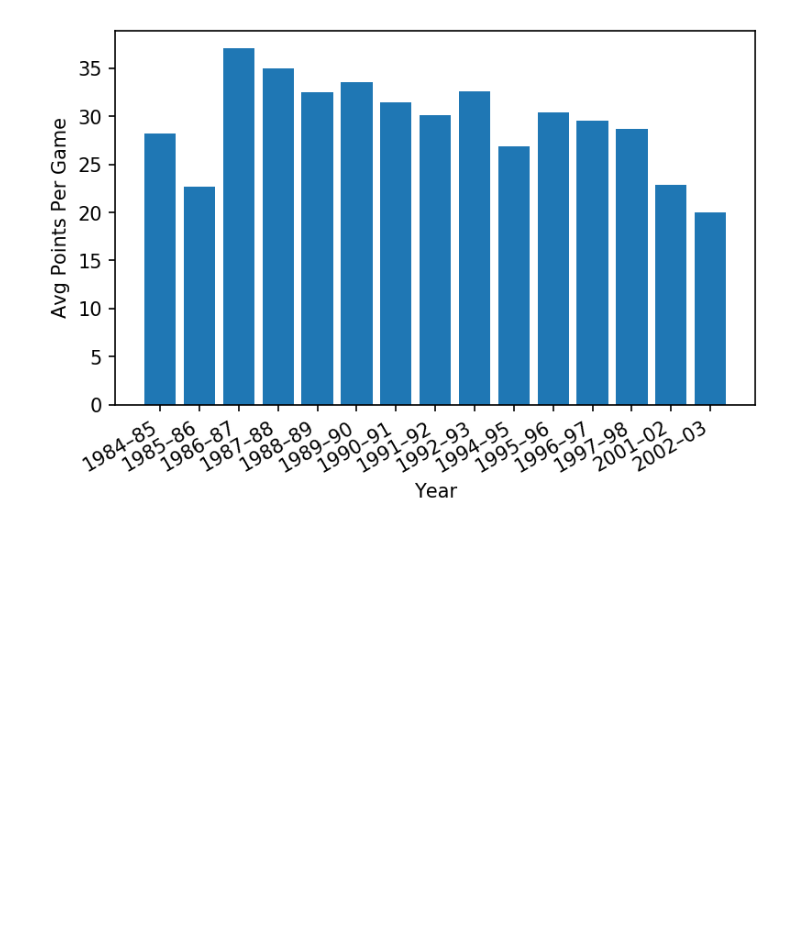
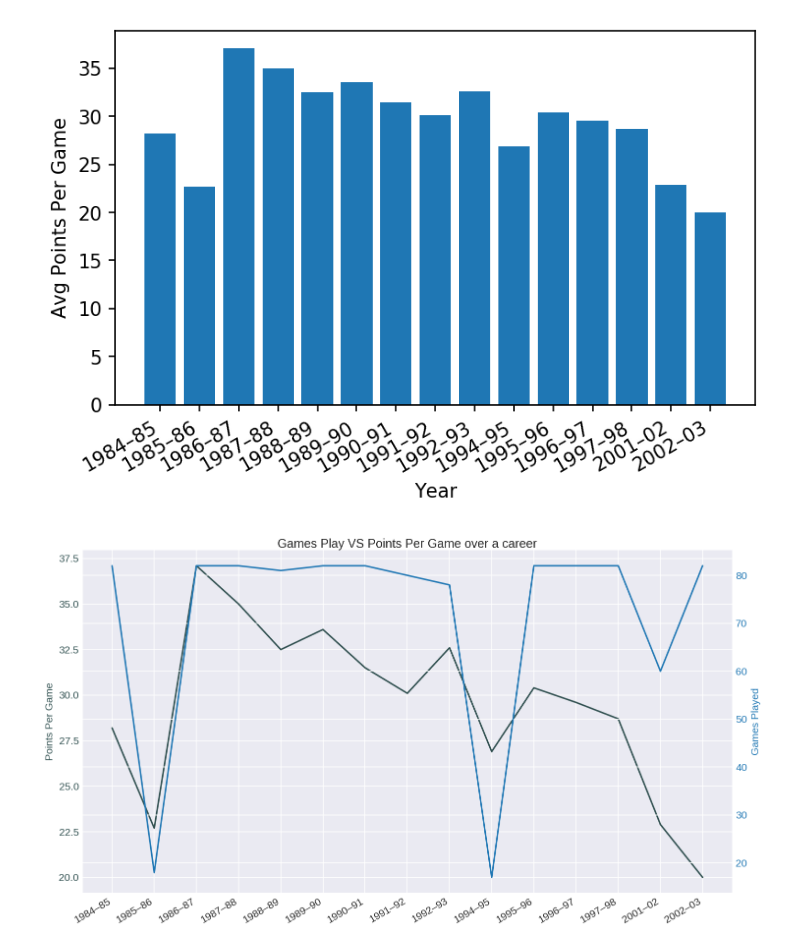
Before and after one commit to ctd1077/Wiki-NBA-Stat-Scraper, a Jupyter notebook: Wiki NBA Stat Scraper.ipynb, the cells around one changed output. Saved outputs shown, nothing was run; the diff lists cells and outputs as text; code cells hidden in the pictures; blank space fills up the shorter version.

Commit message:
testing and update new plot styles

```diff
--- a/Wiki NBA Stat Scraper.ipynb
+++ b/Wiki NBA Stat Scraper.ipynb
@@ -146,10 +153,10 @@ for x in result:
         sRPG.append(x[1])
     elif x[0] == 'APG':
         sAPG.append(x[1])
-    elif x[0] == 'SPG':
+    elif x[0] == 'SPG' or x[0] == 'STL':
         stp = (x[1].rstrip('*'))
         sSPG.append(stp)
-    elif x[0] == 'BPG':
+    elif x[0] == 'BPG' or x[0] == 'BLK':
         sBPG.append(x[1])
     elif x[0] == 'PPG':
         stp = (x[1].rstrip('*'))
@@ -160,10 +167,20 @@ for x in result:
 # list create the dataframe
 if len(stat_header) == 13:
     df = pd.DataFrame(list(zip(sYear,sTeam,sGP,sGS,sMPG,sFG,s3P,sFT,sRPG,sAPG,sSPG,sBPG,sPPG)),
-                   columns =['Year', 'Team', 'GP','GS','MPG','FG%','3P%','FT%','RPG','APG','SPG','BPG','PPG'])
+                columns =['Year', 'Team', 'GP','GS','MPG','FG%','3P%','FT%','RPG','APG','SPG','BPG','PPG'])
+elif len(stat_header) == 11:
+    if len(sSeason) > 0:
+        df1 = pd.DataFrame(list(zip(sSeason,sTeam,sGP,sGS,sMPG,sFG,sFT,sBPG,sRPG,sAPG,sPPG)),
+                columns =['Season', 'Team', 'GP','GS','MPG','FG%','FT%','BPG','RPG','APG','PPG'])
+    else:
+        print('False')
+        df1 = pd.DataFrame(list(zip(sYear,sTeam,sGP,sMPG,sFG,sFT,sRPG,sAPG,sSPG,sBPG,sPPG)),
+                columns =['Year', 'Team', 'GP','MPG','FG%','FT%','RPG','APG','SPG','BPG','PPG'])
+elif len(stat_header) == 9:
+    df2 = pd.DataFrame(list(zip(sYear,sTeam,sGP,sMPG,sFG,sFT,sRPG,sAPG,sPPG)),
+                columns =['Year', 'Team', 'GP','MPG','FG%','FT%','RPG','APG','PPG'])
 else:
-    df1 = pd.DataFrame(list(zip(sSeason,sTeam,sGP,sGS,sMPG,sFG,sFT,sBPG,sRPG,sAPG,sPPG)),
-                   columns =['Season', 'Team', 'GP','GS','MPG','FG%','FT%','BPG','RPG','APG','PPG'])
+    print('This did not work!')
 # %%
 # All the successfully scraped from the website and now sits in this dataframe
 df
@@ -210,3 +209,31 @@ plt.ylabel(r'Avg Points Per Game')
 plt.gcf().autofmt_xdate()
 # %% [output]
 [figure]
+# %%
+plt.rcParams['figure.figsize'] = (10,6)
+plt.rcParams['figure.dpi'] = 150
+
+PPG = [float(line) for line in df.PPG]
+MPG = [float(line) for line in df.GP]
+
+fig, ax1 = plt.subplots()
+
+color = 'darkslategrey'
+#ax1.set_xlabel('Plot Show the correlation between GP and PPG over a career')
+ax1.set_ylabel('Points Per Game', color=color)
+ax1.plot(df.Year, PPG, color=color)
+ax1.tick_params(axis='y', labelcolor=color)
+
+ax2 = ax1.twinx()  # instantiate a second axes that shares the same x-axis
+
+color = 'tab:blue'
+ax2.set_ylabel('Games Played', color=color)  # we already handled the x-label with ax1
+ax2.plot(df.Year, MPG, color=color)
+ax2.tick_params(axis='y', labelcolor=color)
+
+fig.tight_layout()  # otherwise the right y-label is slightly clipped
+plt.title('Games Play VS Points Per Game over a career', pad=1)
+plt.gcf().autofmt_xdate()
+plt.show()
+# %% [output]
+[figure, added]
```
Also changed, not shown: parts of 9 cells of this notebook.
